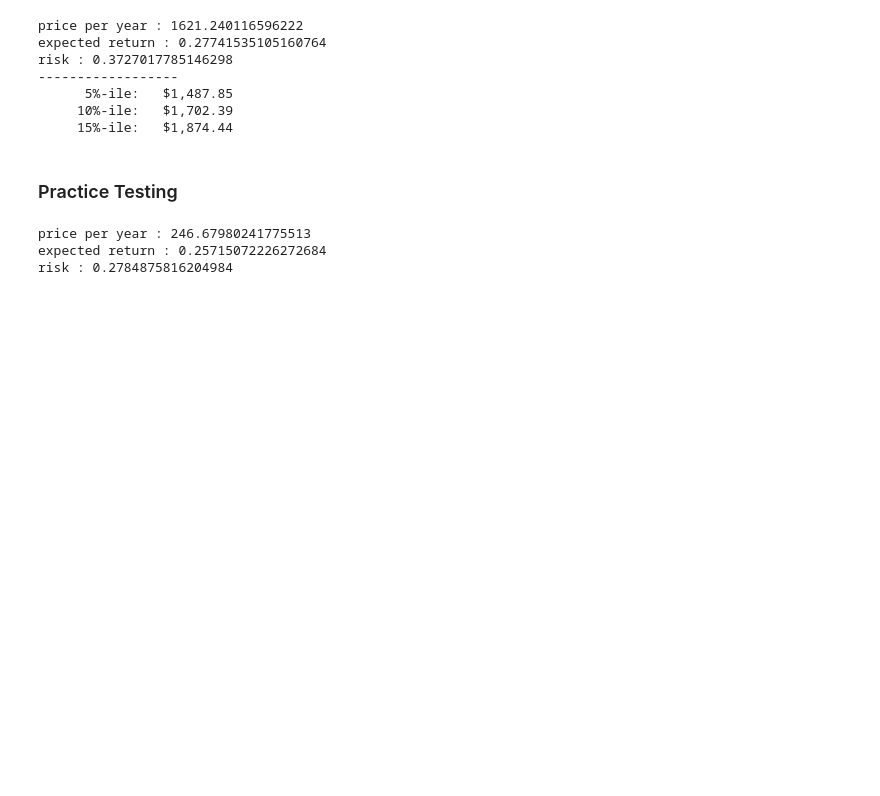
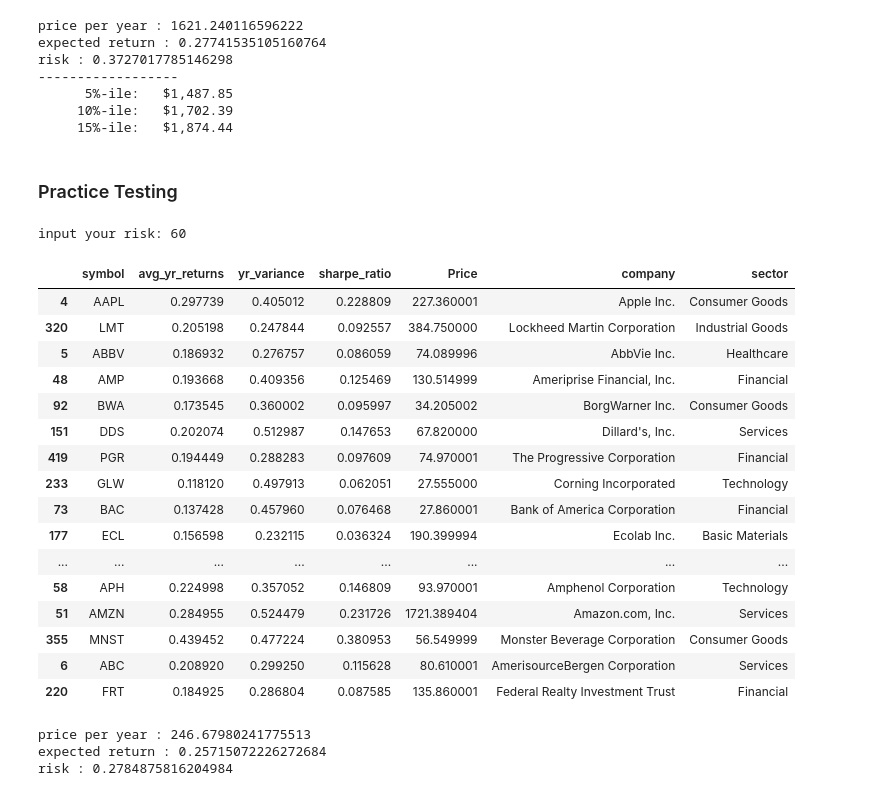
Before and after one commit to Jwdaniel34/UrPortfolio, a Jupyter notebook: recommendation_system/stock_portfolio_testing.ipynb, the cells around one changed output. Cells and saved outputs as stored; diff of their text form; code cells hidden in the pictures; blank space fills up the shorter version.

```diff
--- a/recommendation_system/stock_portfolio_testing.ipynb
+++ b/recommendation_system/stock_portfolio_testing.ipynb
@@ -38,3 +38,5 @@ value_stocks = pd.read_csv('rec_csvs/value_stocks.csv')
 predictions = pd.read_csv('rec_csvs/prediction_gv.csv')
 growth_stocks = growth_stocks.rename({'0':'symbol'}, axis = 1)
 value_stocks = value_stocks.rename({'0':'symbol'}, axis = 1)
+cluster_rec = cluster_rec.drop(columns= 'Unnamed: 0')
+cluster_rec = cluster_rec.drop_duplicates(subset=None, keep='first', inplace=False)
@@ -424,30 +424,50 @@ def risk_tolerance():
     risks = float(risk_tolerance)/100
     return risks
 # %%
-# risks = input('input your risk: ')
-cluster = cluster_rec[cluster_rec['yr_variance'] <= risk_tolerance()]
+risks = input('input your risk: ')
+risks = float(risks)/100
+cluster = cluster_rec[cluster_rec['yr_variance'] <= risks]
 cluster = cluster[cluster['sharpe_ratio'] >= 0]
 cluster.sort_values('sharpe_ratio', ascending = True)
-stocking = int(cluster.iloc[0][0])
+# stocking = int(cluster.iloc[0][0])
 #testing trial
-rec_comp_main = cluster.drop(columns ='Unnamed: 0')
-rec_test = rec_comp_main.drop(columns = ['symbol','company','sector'])
+# rec_comp_main = cluster.drop(columns ='Unnamed: 0')
+rec_test = cluster.drop(columns = ['symbol','company','sector'])
 pip = rec_test.sort_values('avg_yr_returns', ascending=False)
 pip = pip.index[0]
 scaler = StandardScaler()
 scaler.fit(rec_test)
 model_knn = NearestNeighbors(metric = 'cosine', algorithm= 'brute')
 model_knn.fit(rec_test)
 
 # KNN recommender system
 test = [4]
 dftest = rec_test.iloc[test,:]
 distances, indices = model_knn.kneighbors(rec_test, n_neighbors=30)
 stock = pd.DataFrame(indices.T)[test]
 stock = stock.set_index(test)
-stock = stock.merge(rec_comp_main, left_index = True, right_index = True)
+stock = stock.merge(cluster, left_index = True, right_index = True)
 testing_2 = stock
 testing_2
+# %% [output]
+input your risk: 60
+|  | symbol | avg_yr_returns | yr_variance | sharpe_ratio | Price | company | sector |
+| 4 | AAPL | 0.297739 | 0.405012 | 0.228809 | 227.360001 | Apple Inc. | Consumer Goods |
+| 320 | LMT | 0.205198 | 0.247844 | 0.092557 | 384.750000 | Lockheed Martin Corporation | Industrial Goods |
+| 5 | ABBV | 0.186932 | 0.276757 | 0.086059 | 74.089996 | AbbVie Inc. | Healthcare |
+| 48 | AMP | 0.193668 | 0.409356 | 0.125469 | 130.514999 | Ameriprise Financial, Inc. | Financial |
+| 92 | BWA | 0.173545 | 0.360002 | 0.095997 | 34.205002 | BorgWarner Inc. | Consumer Goods |
+| 151 | DDS | 0.202074 | 0.512987 | 0.147653 | 67.820000 | Dillard's, Inc. | Services |
+| 419 | PGR | 0.194449 | 0.288283 | 0.097609 | 74.970001 | The Progressive Corporation | Financial |
+| 233 | GLW | 0.118120 | 0.497913 | 0.062051 | 27.555000 | Corning Incorporated | Technology |
+| 73 | BAC | 0.137428 | 0.457960 | 0.076468 | 27.860001 | Bank of America Corporation | Financial |
+| 177 | ECL | 0.156598 | 0.232115 | 0.036324 | 190.399994 | Ecolab Inc. | Basic Materials |
+| ... | ... | ... | ... | ... | ... | ... | ... |
+| 58 | APH | 0.224998 | 0.357052 | 0.146809 | 93.970001 | Amphenol Corporation | Technology |
+| 51 | AMZN | 0.284955 | 0.524479 | 0.231726 | 1721.389404 | Amazon.com, Inc. | Services |
+| 355 | MNST | 0.439452 | 0.477224 | 0.380953 | 56.549999 | Monster Beverage Corporation | Consumer Goods |
+| 6 | ABC | 0.208920 | 0.299250 | 0.115628 | 80.610001 | AmerisourceBergen Corporation | Services |
+| 220 | FRT | 0.184925 | 0.286804 | 0.087585 | 135.860001 | Federal Realty Investment Trust | Financial |
 # %%
 cluster = cluster[cluster['yr_variance'] == risk_tolerance()]
 cluster = cluster[cluster['sharpe_ratio'] >= 0]
```
Also changed, not shown: parts of 1 cell of this notebook, 5 other files.
